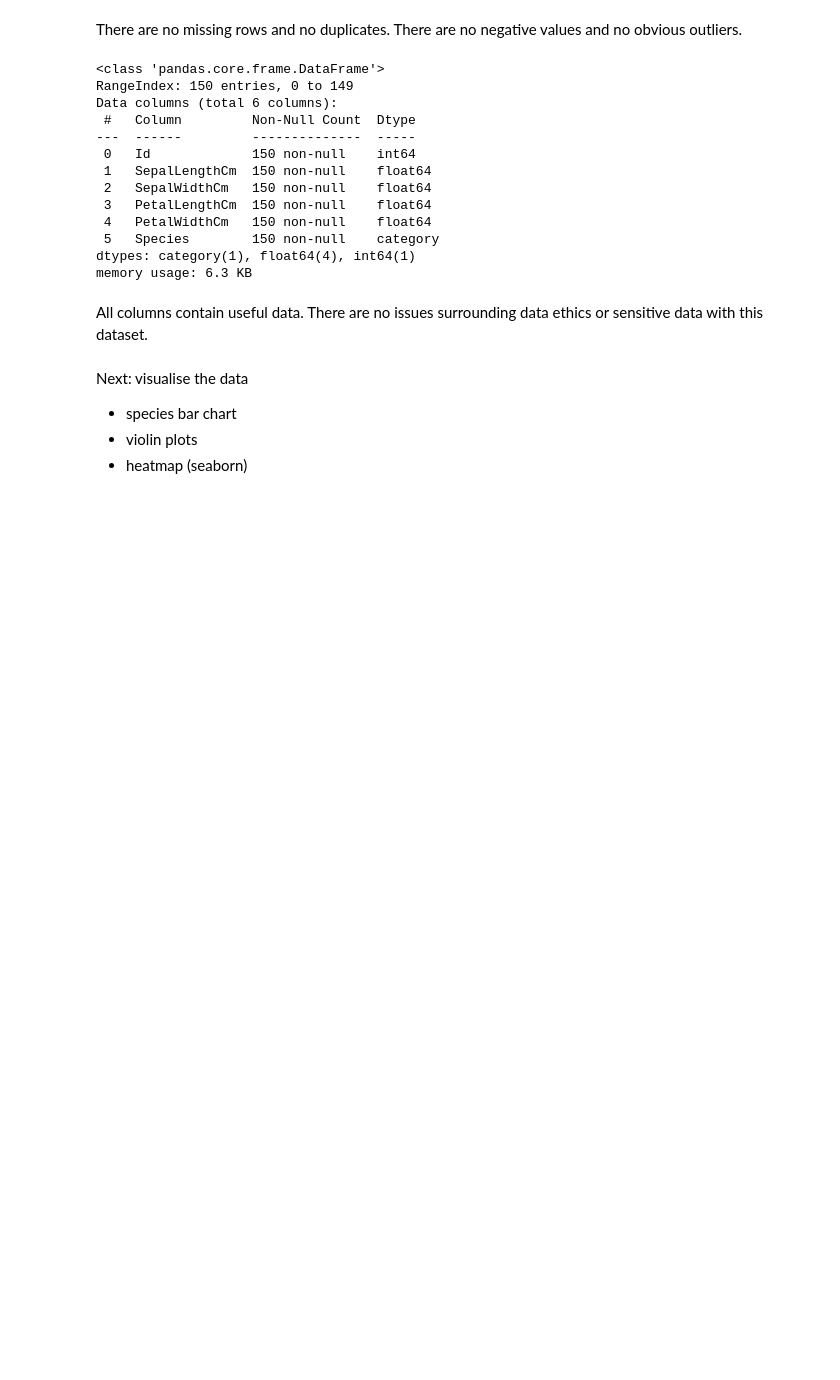
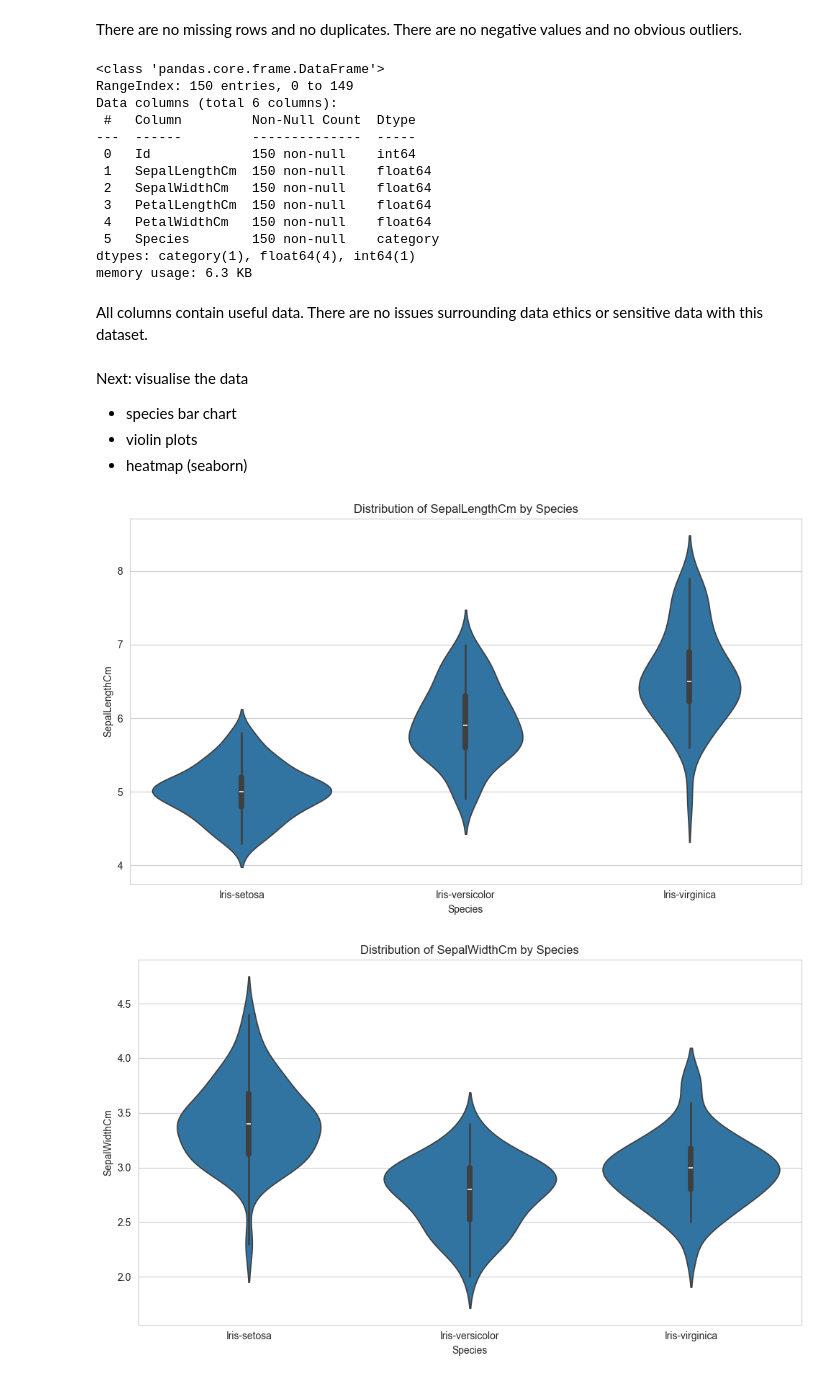
Before and after one commit to BethW83/Iris-Clustering, a Jupyter notebook: jupyter_notebooks/01_eda_notebook.ipynb, the cells around one changed output. Saved outputs shown, nothing was run; the diff lists cells and outputs as text; code cells hidden in the pictures; blank space fills up the shorter version.

Commit message:
add violin plots to eda notebook

```diff
--- a/jupyter_notebooks/01_eda_notebook.ipynb
+++ b/jupyter_notebooks/01_eda_notebook.ipynb
@@ -40,0 +14,4 @@ df.head(10)
+# %%
+# import data from Kaggle and save to project folder
+df = pd.read_csv("C:\\Users\\beth_\\Documents\\health-insurance\\health-insurance-project-1\\Iris-Clustering\\data\\Iris.csv")
+df.head()
@@ -138,3 +122,18 @@ Next: visualise the data
 - species bar chart
 - violin plots
 - heatmap (seaborn)
+# %%
+# violin plots to visualize the distribution of each feature by species
+# iterate through each feature and create a violin plot for each one
+
+sns.set_style("whitegrid")
+
+for feature in df.columns[1:-1]:  # skip Id and Species
+    plt.figure(figsize=(10, 6))
+    sns.violinplot(x="Species", y=feature, data=df)
+    plt.title(f"Distribution of {feature} by Species")
+    plt.tight_layout()
+    plt.show()
+# %% [output]
+[figure, added]
+[figure, added]
```
Also changed, not shown: parts of 7 cells of this notebook.
